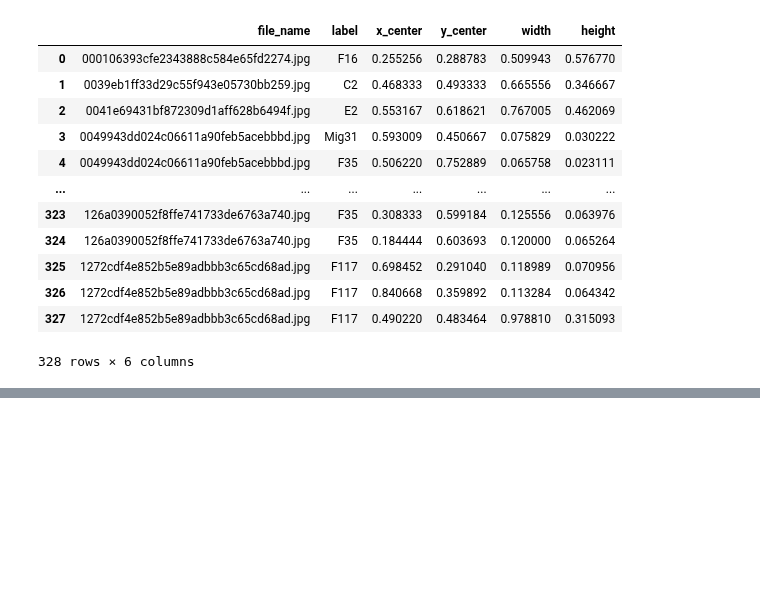
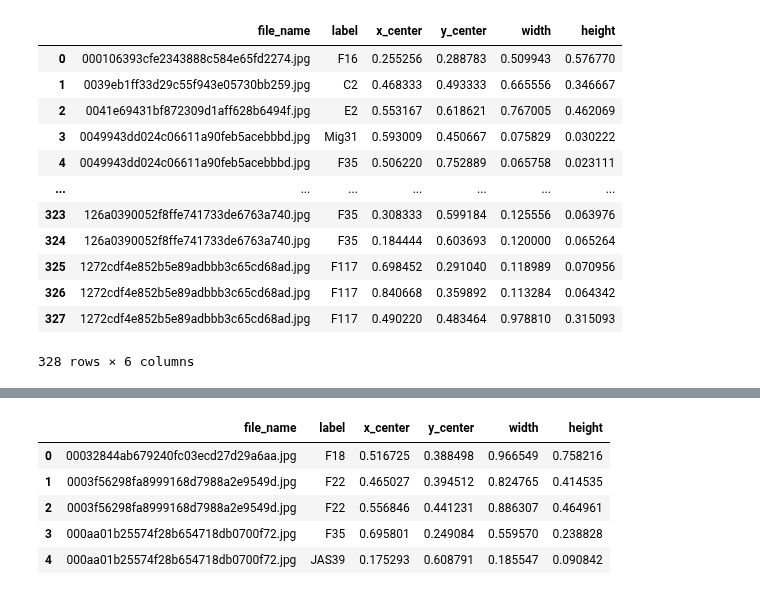
Before and after one commit to mpolyakov84/LLM, a Jupyter notebook: detectionDataset/create_test_dataset.ipynb, the cells around one changed output, grey strips where cells are left out. Drawn from its saved outputs; the diff is of its cells as text; code cells hidden in the pictures; blank space fills up the shorter version.

```diff
--- a/detectionDataset/create_test_dataset.ipynb
+++ b/detectionDataset/create_test_dataset.ipynb
@@ -113,0 +124,5 @@ df
+# %%
+path_full_img = Path('../final_dataset/train/images')
+path_full_labels = Path('../final_dataset/train/labels')
+path_train_img = Path('../lite_dataset/train/images')
+path_train_labels = Path('../lite_dataset/train/labels')
@@ -113,0 +192,13 @@ df
+# %%
+# convert labels from csv to json
+df = pd.read_csv(path_train_img/'metadata.csv')
+df.to_json(path_train_img/'metadata.json', orient='records')
+# %%
+df.head()
+# %% [output]
+|  | file_name | label | x_center | y_center | width | height |
+| 0 | 00032844ab679240fc03ecd27d29a6aa.jpg | F18 | 0.516725 | 0.388498 | 0.966549 | 0.758216 |
+| 1 | 0003f56298fa8999168d7988a2e9549d.jpg | F22 | 0.465027 | 0.394512 | 0.824765 | 0.414535 |
+| 2 | 0003f56298fa8999168d7988a2e9549d.jpg | F22 | 0.556846 | 0.441231 | 0.886307 | 0.464961 |
+| 3 | 000aa01b25574f28b654718db0700f72.jpg | F35 | 0.695801 | 0.249084 | 0.559570 | 0.238828 |
+| 4 | 000aa01b25574f28b654718db0700f72.jpg | JAS39 | 0.175293 | 0.608791 | 0.185547 | 0.090842 |
```
Also changed, not shown: parts of 6 cells of this notebook, 2 other files.
